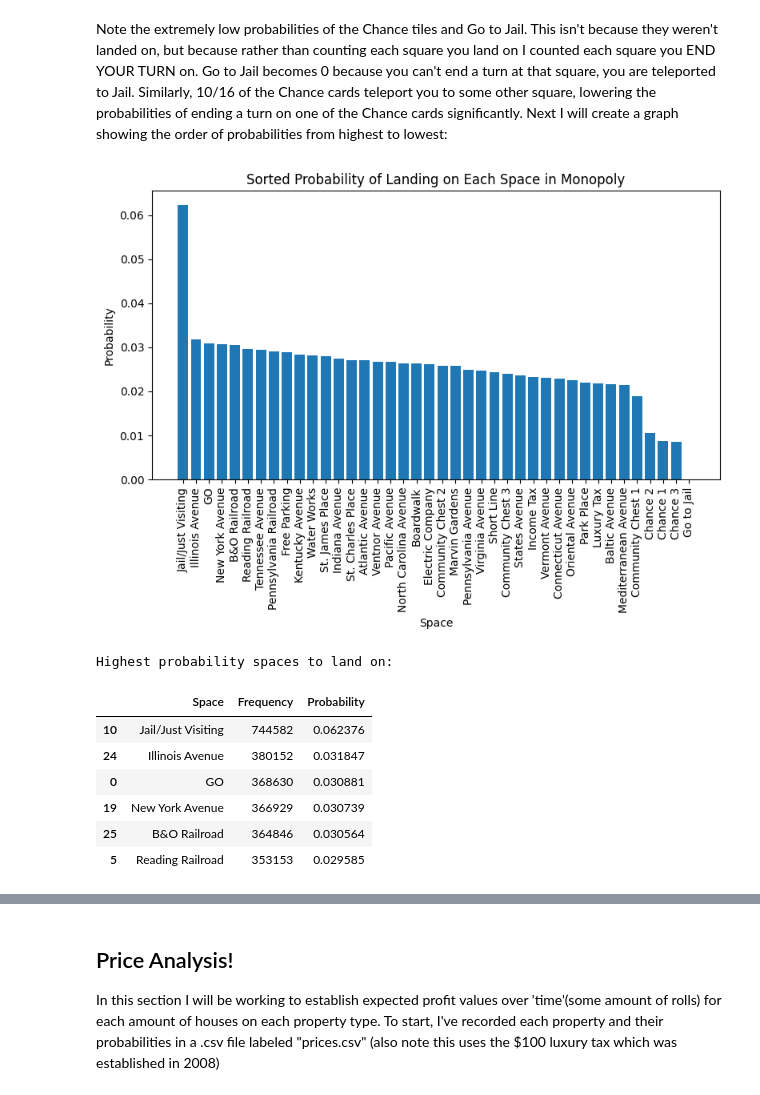
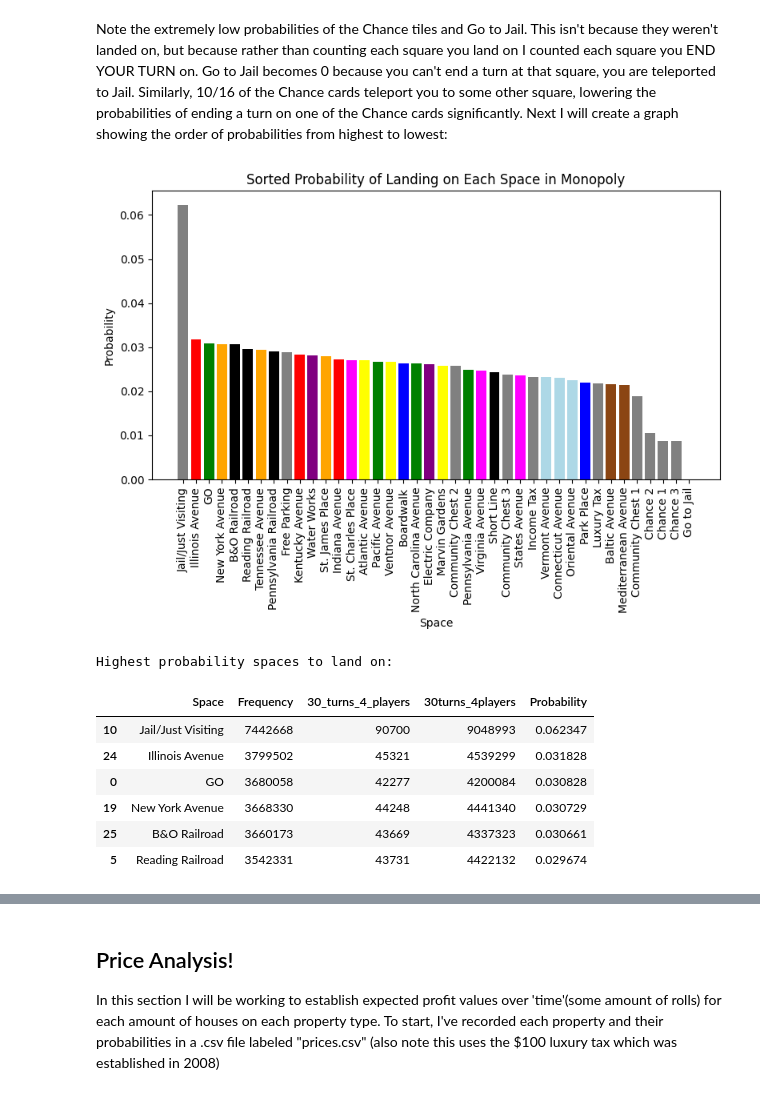
Before and after one commit to softly-undefined/monopoly-stats, a Jupyter notebook: monopoly.ipynb, the cells around one changed output, grey strips where cells are left out. Cells and saved outputs as stored; diff of their text form; code cells hidden in the pictures.

```diff
--- a/monopoly.ipynb
+++ b/monopoly.ipynb
@@ -44,26 +91,28 @@ Note the extremely low probabilities of the Chance tiles and Go to Jail. This is
 # %%
 #create a sorted df
 df_sorted = df.sort_values(by='Probability', ascending=False)
 
+bar_colors = df_sorted['Space'].map(color_mapping)
+
 #plot
 plt.figure(figsize=(8, 6))
-plt.bar(df_sorted['Space'], df_sorted['Probability'])
+plt.bar(df_sorted['Space'], df_sorted['Probability'], color=bar_colors)
 plt.xticks(rotation=90)  # Rotate the space names for better readability
 plt.xlabel('Space')
 plt.ylabel('Probability')
 plt.title('Sorted Probability of Landing on Each Space in Monopoly')
 plt.tight_layout()
 plt.show()
 
 print("Highest probability spaces to land on:")
 df_sorted.head(6)
 # %% [output]
-[figure, old version]
+[figure, new version]
 Highest probability spaces to land on:
-|  | Space | Frequency | Probability |
-| 10 | Jail/Just Visiting | 744582 | 0.062376 |
-| 24 | Illinois Avenue | 380152 | 0.031847 |
-| 0 | GO | 368630 | 0.030881 |
-| 19 | New York Avenue | 366929 | 0.030739 |
-| 25 | B&O Railroad | 364846 | 0.030564 |
-| 5 | Reading Railroad | 353153 | 0.029585 |
+|  | Space | Frequency | 30_turns_4_players | 30turns_4players | Probability |
+| 10 | Jail/Just Visiting | 7442668 | 90700 | 9048993 | 0.062347 |
+| 24 | Illinois Avenue | 3799502 | 45321 | 4539299 | 0.031828 |
+| 0 | GO | 3680058 | 42277 | 4200084 | 0.030828 |
+| 19 | New York Avenue | 3668330 | 44248 | 4441340 | 0.030729 |
+| 25 | B&O Railroad | 3660173 | 43669 | 4337323 | 0.030661 |
+| 5 | Reading Railroad | 3542331 | 43731 | 4422132 | 0.029674 |
```
Also changed, not shown: parts of 15 cells of this notebook, 3 other files.
